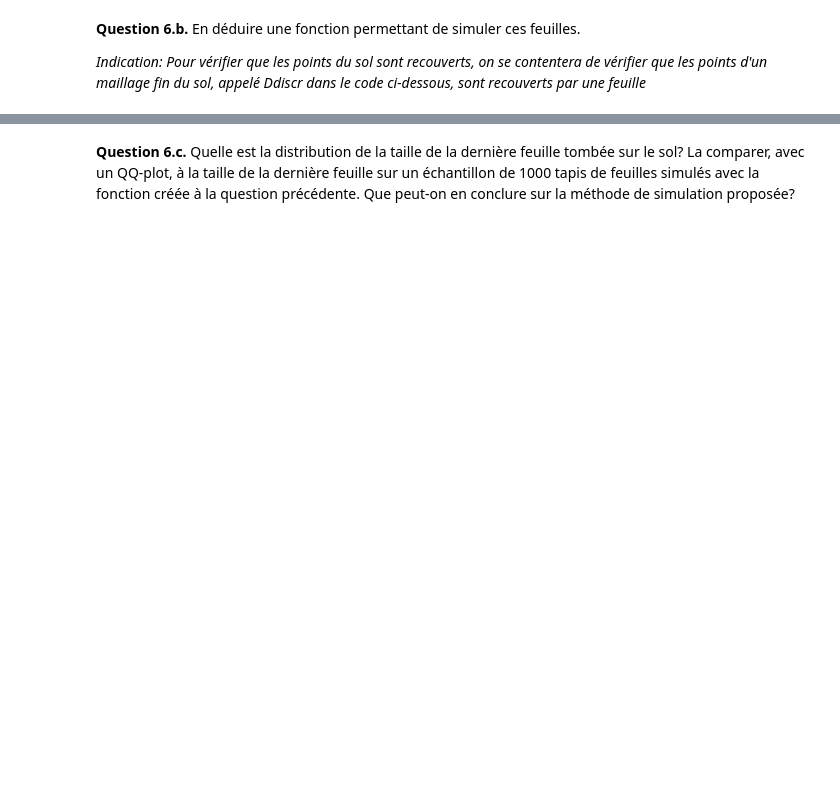
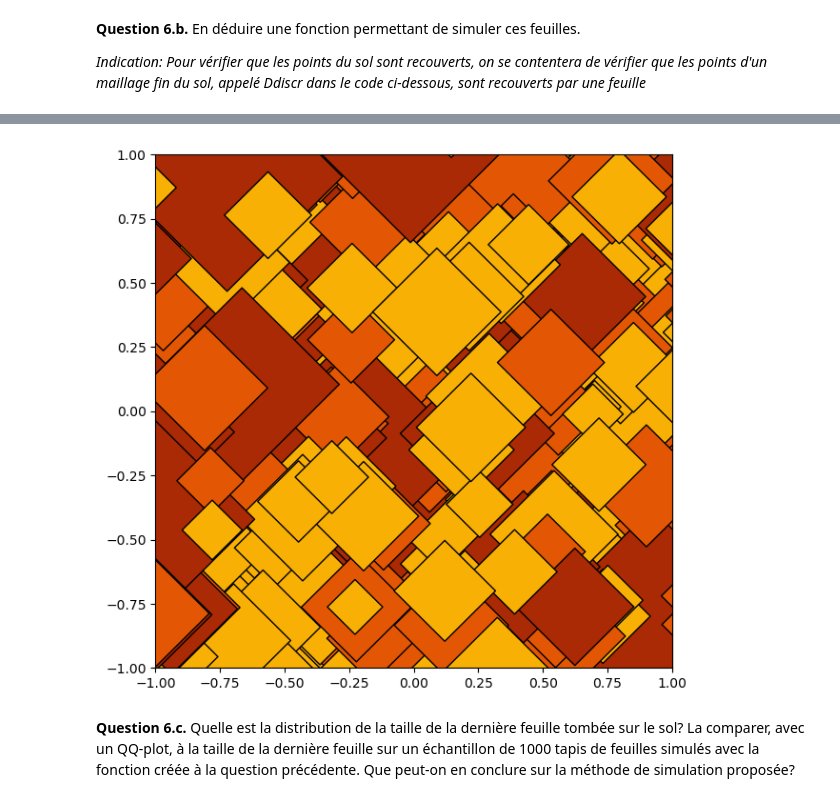
Before and after one commit to comemazelier/projet_proba, a Jupyter notebook: PN_Probas_24-25_VF-2.ipynb, the cells around one changed output, grey strips where cells are left out. Cells and saved outputs as stored; diff of their text form; code cells hidden in the pictures; blank space fills up the shorter version.

```diff
--- a/PN_Probas_24-25_VF-2.ipynb
+++ b/PN_Probas_24-25_VF-2.ipynb
@@ -652 +736,27 @@ Ddiscr[1:10,:]
+# %%
+def point_dans_feuille(points, feuille):
+    x0,y0=points[:,0],points[:,1]
+    norme = np.abs(x0 - feuille[1]) + np.abs(y0 - feuille[2])
+    return norme <= feuille[3]
+# %%
+def simFeuillesStop(theta,p,a,b,Dext):
+
+   feuilles = []
+   temps = [0]
+   points_restants = np.full(Ddiscr.shape[0],True,dtype=bool)
+
+   while np.any(points_restants == np.full(Ddiscr.shape[0], True, dtype=bool)):
+
+      delta_t = - np.log(np.random.uniform())/theta
+      temps.append( temps[-1] + delta_t )
+
+      x,y = simPosition(Dext)
+      couleur = simCouleur(p)
+      taille = simTaille(couleur,a,b)
+      feuilles.append([temps[-1],x,y,taille,couleur])
+
+
+      points_restants[points_restants] = ~point_dans_feuille(Ddiscr[points_restants],feuilles[-1]) #on actualise les points restants qui n'ont pas déjà été traités
+
+   return np.array(feuilles)
 # %%
@@ -661,3 +765,7 @@ plotSim(Sim)
+# %%
+plotSim(np.array(Sim))
+# %% [output]
+[figure, added]
 # %% [markdown]
 **Question 6.c.**  Quelle est la distribution de la taille de la dernière feuille tombée sur le sol? La comparer, avec un QQ-plot, à la taille de la dernière feuille sur un échantillon de 1000 tapis de feuilles simulés avec la fonction créée à la question précédente. Que peut-on en conclure sur la méthode de simulation proposée?
 # %%
```
Also changed, not shown: parts of 34 cells of this notebook.
